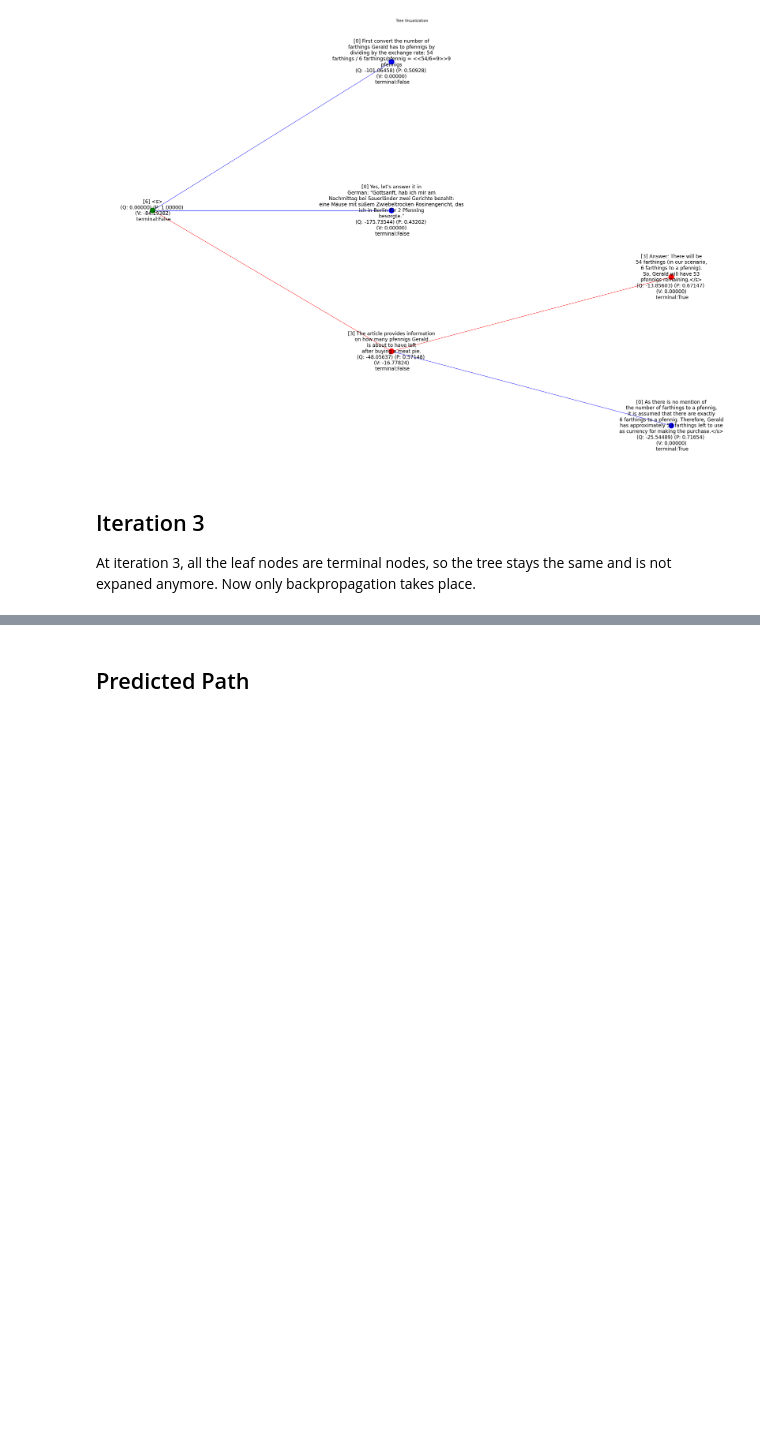
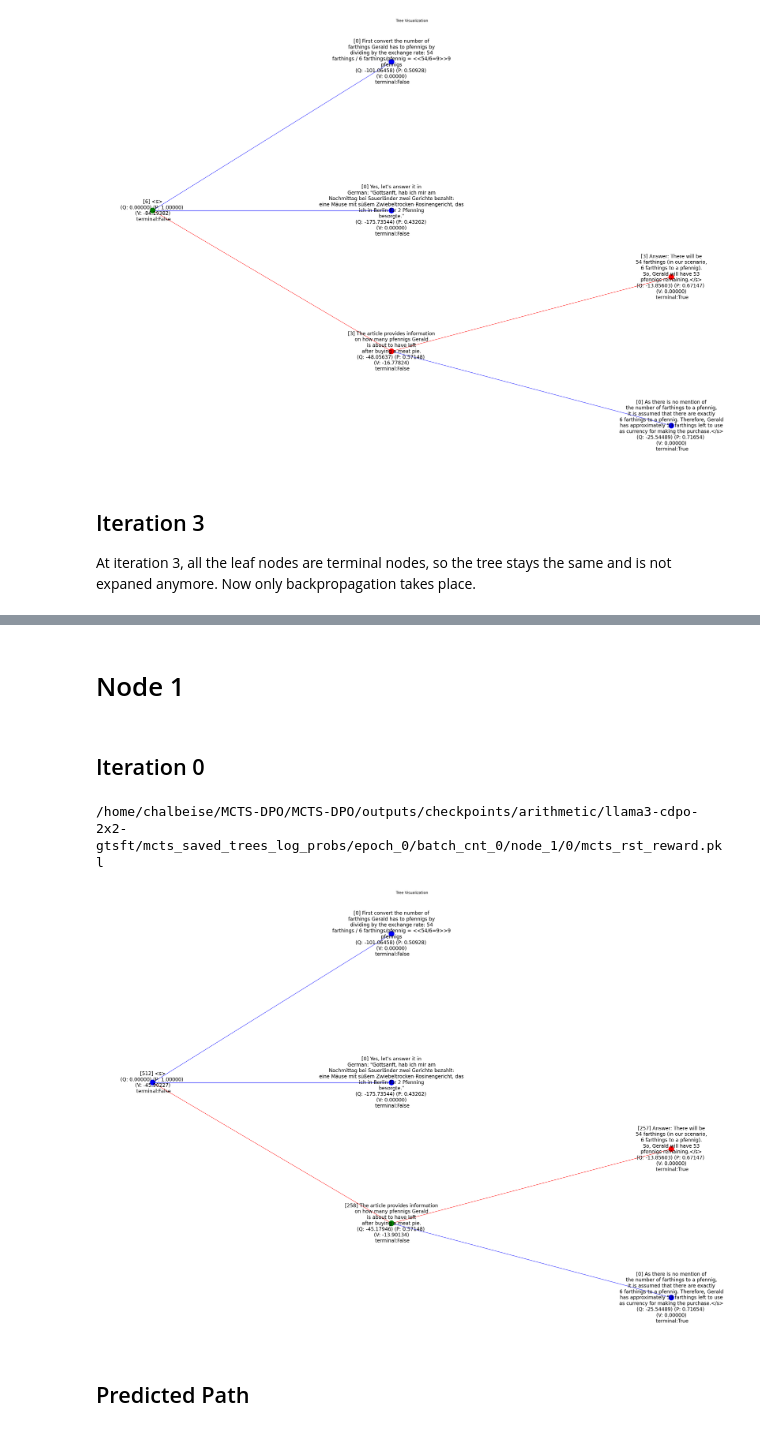
Before and after one commit to chalbeisen/MCTS-DPO, a Jupyter notebook: visualize_mcts_logProb.ipynb, the cells around one changed output, grey strips where cells are left out. Saved outputs shown, nothing was run; the diff lists cells and outputs as text; code cells hidden in the pictures; blank space fills up the shorter version.

Commit message:
refactored mcts algorithm and adapted logProbs value calculation

```diff
--- a/visualize_mcts_logProb.ipynb
+++ b/visualize_mcts_logProb.ipynb
@@ -179,4 +182,15 @@ visualize_iteration_trees(output_dir, node_cnt, iteration)
 [figure]
+# %% [markdown]
+# Node 1
+# %% [markdown]
+## Iteration 0
+# %%
+iteration = 0
+node_cnt = 1
+visualize_iteration_trees(output_dir, node_cnt, iteration)
+# %% [output]
+/home/chalbeise/MCTS-DPO/MCTS-DPO/outputs/checkpoints/arithmetic/llama3-cdpo-2x2-gtsft/mcts_saved_trees_log_probs/epoch_0/batch_cnt_0/node_1/0/mcts_rst_reward.pkl
+[figure, added]
 # %% [markdown]
 ## Predicted Path
 # %%
```
Also changed, not shown: parts of 6 cells of this notebook, 5 other files.
